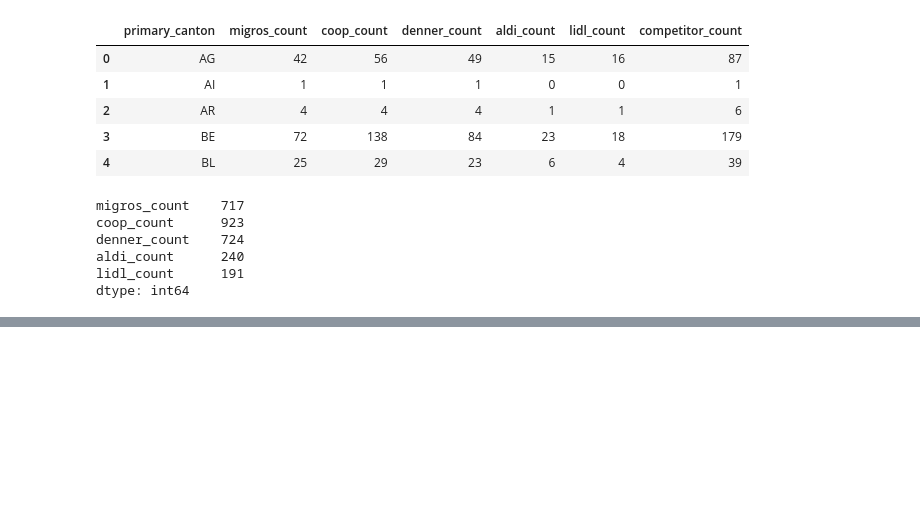
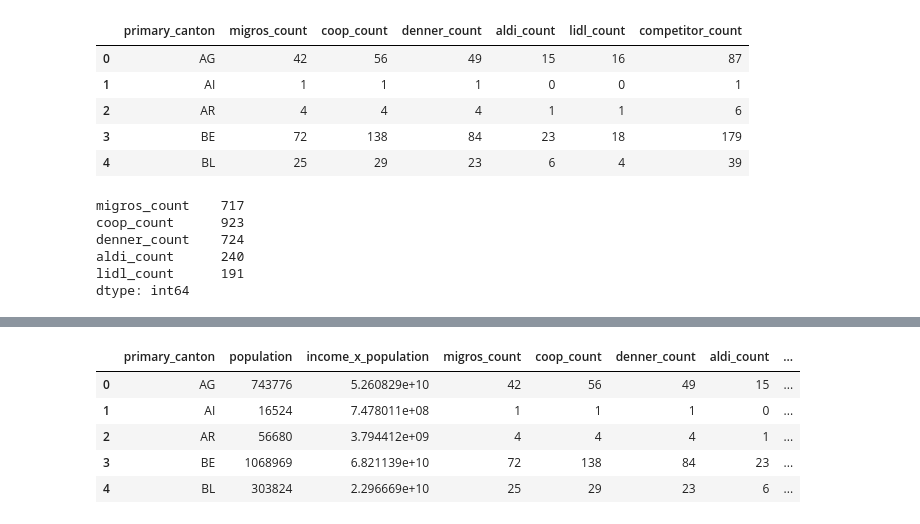
Before and after one commit to laravich/migros-store-location-analysis, a Jupyter notebook: 07_opportunity_analysis.ipynb, the cells around one changed output, grey strips where cells are left out. Saved outputs shown, nothing was run; the diff lists cells and outputs as text; code cells hidden in the pictures; blank space fills up the shorter version.

```diff
--- a/07_opportunity_analysis.ipynb
+++ b/07_opportunity_analysis.ipynb
@@ -464,0 +518,8 @@ print(canton_store_df[["migros_count", "denner_count", "migros_group_count", "co
+# %%
+# Create a copy containing rows with complete data
+canton_visual_df = scoring_df.copy()
+
+# Calculate population-weighted income for each postcode
+canton_visual_df["income_x_population"] = canton_visual_df["avg_income_per_taxpayer"] * canton_visual_df["population"]
+
+canton_visual_df.head()
@@ -464,0 +533,16 @@ print(canton_store_df[["migros_count", "denner_count", "migros_group_count", "co
+# %%
+
+# Aggregate population, income and store counts for every canton
+canton_wheel_df = canton_visual_df.groupby("primary_canton", as_index=False).agg(population=("population", "sum"), income_x_population=("income_x_population", "sum"), migros_count=("migros_count", "sum"), coop_count=("coop_count", "sum"), denner_count=("denner_count", "sum"), aldi_count=("aldi_count", "sum"), lidl_count=("lidl_count", "sum"))
+
+#Calculate population-weighted average income:
+canton_wheel_df["avg_income_per_taxpayer"] = canton_wheel_df["income_x_population"] / canton_wheel_df["population"]
+
+canton_wheel_df.head()
+# %% [output]
+|  | primary_canton | population | income_x_population | migros_count | coop_count | denner_count | aldi_count | ... |
+| 0 | AG | 743776 | 5.260829e+10 | 42 | 56 | 49 | 15 | ... |
+| 1 | AI | 16524 | 7.478011e+08 | 1 | 1 | 1 | 0 | ... |
+| 2 | AR | 56680 | 3.794412e+09 | 4 | 4 | 4 | 1 | ... |
+| 3 | BE | 1068969 | 6.821139e+10 | 72 | 138 | 84 | 23 | ... |
+| 4 | BL | 303824 | 2.296669e+10 | 25 | 29 | 23 | 6 | ... |
```
Also changed, not shown: parts of 52 cells of this notebook.
